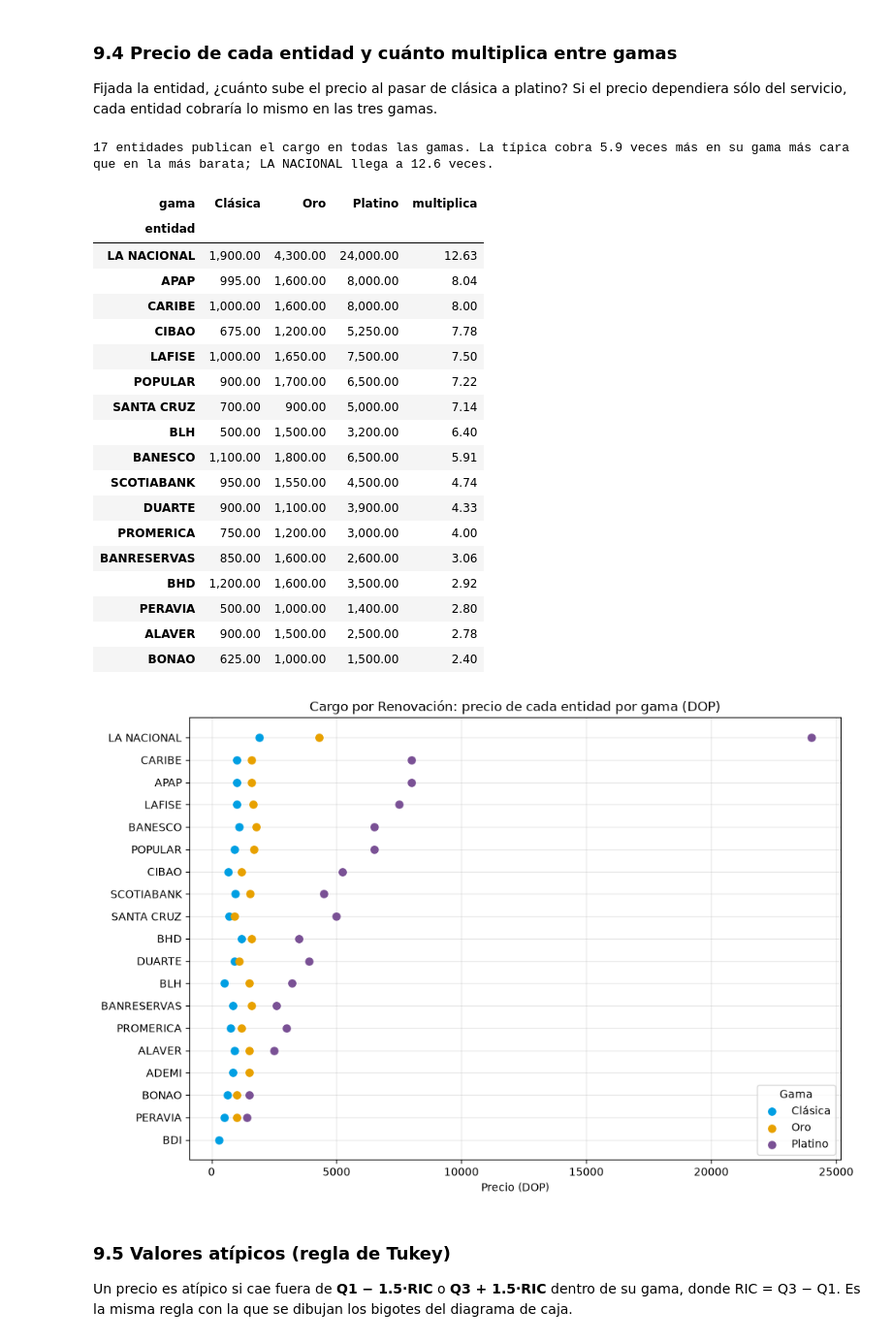
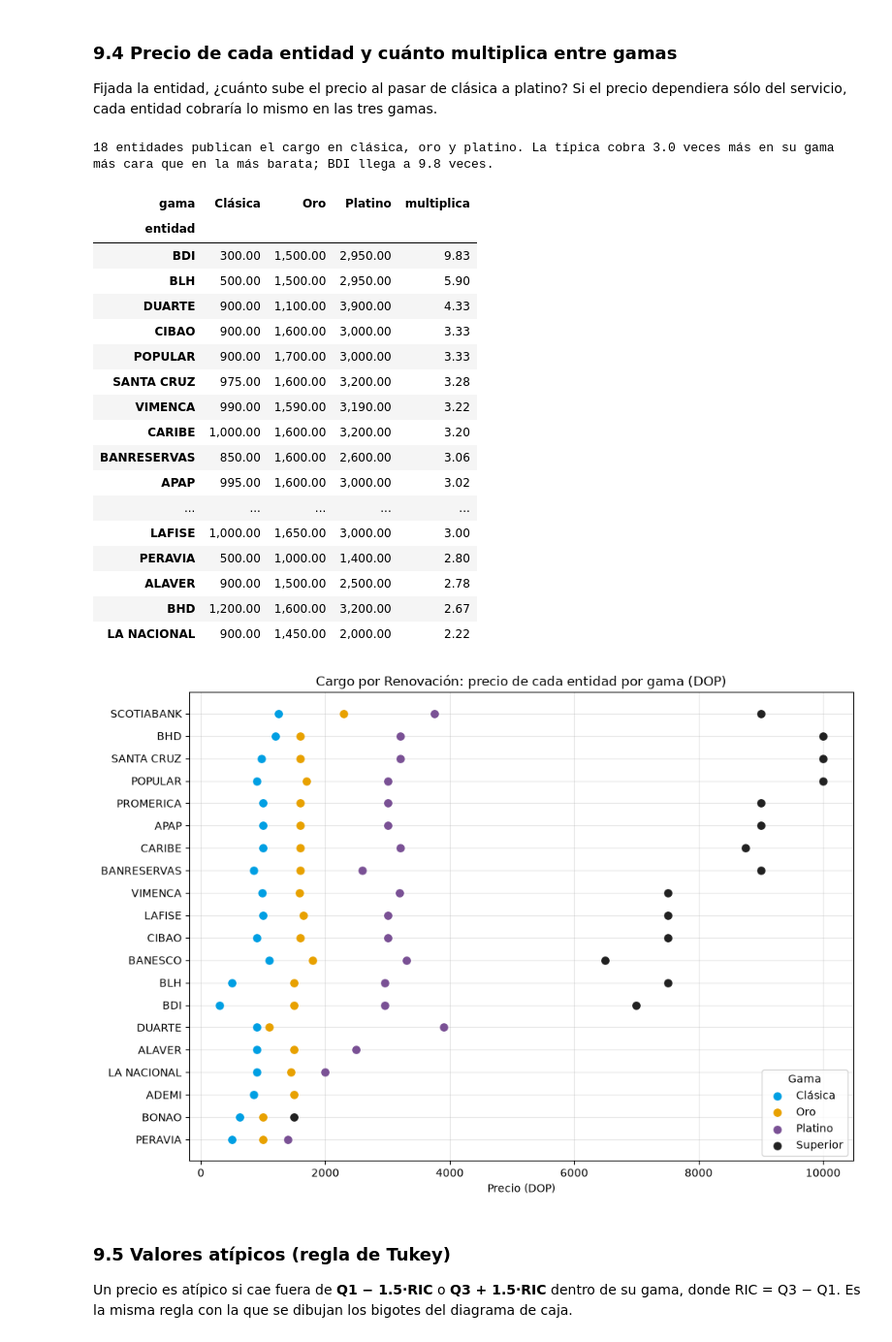
Before and after one commit to esramirez2404-coder/estudio-precios-tarjetas, a Jupyter notebook: notebooks/estudio_precios_tarjetas.ipynb, the cells around one changed output. Shown at 97% size. Cells and saved outputs as stored; diff of their text form; code cells hidden in the pictures.

```diff
--- a/notebooks/estudio_precios_tarjetas.ipynb
+++ b/notebooks/estudio_precios_tarjetas.ipynb
@@ -229,7 +268,10 @@ def ultimo_periodo(meses_atras: int = 15) -> tuple[str, pd.DataFrame]:
     raise RuntimeError(f"Ningún mes con datos en los últimos {meses_atras} meses")
 
 
-ultimo, sondeo = ultimo_periodo()
+if EN_VIVO:
+    ultimo, sondeo = ultimo_periodo()
+else:
+    ultimo, sondeo = GUARDADO["ultimo"], pd.DataFrame(GUARDADO["sondeo"])
 display(sondeo)
 PERIODO = PERIODO or ultimo
 print("Último mes publicado:", ultimo, "| Período que se analiza:", PERIODO)
@@ -454,21 +526,46 @@ GAMAS = {
     "TARJETA DE CREDITO PERSONAL ORO/GOLD": "Oro",
     "TARJETA DE CREDITO PERSONAL PLATINO/PLATINUM (O SUPERIOR)": "Platino",
 }
-ORDEN_GAMAS = ["Clásica", "Oro", "Platino"]
+ORDEN_GAMAS = ["Clásica", "Oro", "Platino", "Superior"]
+GAMAS_ESCALERA = ["Clásica", "Oro", "Platino"]   # las que se siguen dentro de cada entidad
+PATRON_SUPERIOR = r"INFINI|INFINT|BLACK|SIGNATURE|ELITE|INSIGNIA|PRESTIGE|PRIVILIGE|ONYX"
+CLAVES_PRODUCTO = ["periodo", "entidad", "nombreProducto", "marca", "gama", "concepto", "periodicidad", "unidadValor"]
 CODIGOS = {
     "BANCOS MÚLTIPLES": "BM",
     "ASOCIACIONES DE AHORROS Y PRÉSTAMOS": "AAyP",
     "BANCOS DE AHORRO Y CRÉDITO": "BAyC",
 }
 
-embudo = [("Tarifario descargado (filas únicas)", len(tarifario)), ("Con precio único y positivo", len(precios))]
+embudo = [("Tarifario descargado (filas únicas)", len(tarifario)), ("Con precio positivo", len(precios))]
 filtrado = precios
 if TIPOS_ENTIDAD:
     filtrado = filtrado[filtrado["tipoEntidad"].map(CODIGOS).isin(TIPOS_ENTIDAD)]
     embudo.append((f"Tipo de entidad: {', '.join(TIPOS_ENTIDAD)}", len(filtrado)))
 filtrado = filtrado[filtrado["moneda"] == MONEDA]
 embudo.append((f"Moneda: {MONEDA}", len(filtrado)))
-personales = filtrado[filtrado["tipoTarjeta"].isin(GAMAS)].assign(gama=lambda d: d["tipoTarjeta"].map(GAMAS))
-embudo.append(("Tarjetas personales clásica, oro y platino", len(personales)))
+personales = filtrado[
+    filtrado["tipoTarjeta"].isin(GAMAS) & (filtrado["concepto"] != "Cargo por Emisión de Adicional")
+].reset_index(drop=True)
+gama = personales["tipoTarjeta"].map(GAMAS)
+es_superior = (gama == "Platino") & personales["nombreProducto"].astype(str).str.contains(PATRON_SUPERIOR, case=False)
+personales = personales.assign(gama=gama.mask(es_superior, "Superior"))
+embudo.append(("Tarjetas personales", len(personales)))
+personales = personales.loc[personales.groupby(CLAVES_PRODUCTO, dropna=False)["valor"].idxmax()].reset_index(drop=True)
+embudo.append(("Un precio por producto: tarjeta principal", len(personales)))
+
+
+# Antes de julio de 2026 trae el total de 4 años; platino, además, otra vez por 4.
+def anualizar_la_nacional(marco: pd.DataFrame) -> pd.DataFrame:
+    afectadas = (
+        (marco["entidad"] == "LA NACIONAL")
+        & marco["concepto"].isin(["Cargo por Renovación", "Cargo por Emisión de Principal"])
+        & (marco["unidadValor"] == "DOP")
+        & (marco["periodo"].astype(str).str[:7] < "2026-07")
+    )
+    divisor = (marco["gama"] == "Platino").map({True: 16, False: 4})
+    return marco.assign(valor=marco["valor"].where(~afectadas, marco["valor"] / divisor))
+
+
+personales = anualizar_la_nacional(personales)
 print(f"{len(personales):,} registros de {personales['entidad'].nunique()} entidades")
 # %% [output]
@@ -614,44 +713,44 @@ dependiera sólo del servicio, cada entidad cobraría lo mismo en las tres gamas
 # %%
 ancho = por_entidad.pivot_table(index="entidad", columns="gama", values="valor")[gamas]
 ancho = ancho.loc[ancho.mean(axis=1).sort_values().index]
 
-escalera = ancho.dropna().assign(multiplica=lambda d: d.max(axis=1) / d.min(axis=1))
+base = [g for g in GAMAS_ESCALERA if g in ancho.columns]   # muchas entidades no tienen Superior
+escalera = ancho[base].dropna().assign(multiplica=lambda d: d.max(axis=1) / d.min(axis=1))
 escalera = escalera.sort_values("multiplica", ascending=False)
-print(f"{len(escalera)} entidades publican el cargo en todas las gamas. La típica cobra "
+print(f"{len(escalera)} entidades publican el cargo en clásica, oro y platino. La típica cobra "
       f"{escalera['multiplica'].median():.1f} veces más en su gama más cara que en la más barata; "
       f"{escalera.index[0]} llega a {escalera['multiplica'].iloc[0]:.1f} veces.")
 display(escalera)
 
 fig, ax = plt.subplots(figsize=(10, max(4, 0.35 * len(ancho))))
-for gama, color in zip(gamas, ["#009FE3", "#E8A100", "#7A5195"]):
+for gama, color in zip(gamas, ["#009FE3", "#E8A100", "#7A5195", "#222222"]):
     ax.scatter(ancho[gama], ancho.index, label=gama, color=color, s=45, zorder=3)
 ax.set_title(f"{CARGO}: precio de cada entidad por gama ({UNIDAD})")
 ax.set_xlabel(f"Precio ({UNIDAD})")
 ax.legend(title="Gama")
 plt.tight_layout()
 plt.show()
 # %% [output]
-17 entidades publican el cargo en todas las gamas. La típica cobra 5.9 veces más en su gama más cara que en la más barata; LA NACIONAL llega a 12.6 veces.
+18 entidades publican el cargo en clásica, oro y platino. La típica cobra 3.0 veces más en su gama más cara que en la más barata; BDI llega a 9.8 veces.
 | gama | Clásica | Oro | Platino | multiplica |
 | entidad |  |  |  |  |
-| LA NACIONAL | 1,900.00 | 4,300.00 | 24,000.00 | 12.63 |
-| APAP | 995.00 | 1,600.00 | 8,000.00 | 8.04 |
-| CARIBE | 1,000.00 | 1,600.00 | 8,000.00 | 8.00 |
-| CIBAO | 675.00 | 1,200.00 | 5,250.00 | 7.78 |
-| LAFISE | 1,000.00 | 1,650.00 | 7,500.00 | 7.50 |
-| POPULAR | 900.00 | 1,700.00 | 6,500.00 | 7.22 |
-| SANTA CRUZ | 700.00 | 900.00 | 5,000.00 | 7.14 |
-| BLH | 500.00 | 1,500.00 | 3,200.00 | 6.40 |
-| BANESCO | 1,100.00 | 1,800.00 | 6,500.00 | 5.91 |
-| SCOTIABANK | 950.00 | 1,550.00 | 4,500.00 | 4.74 |
+| BDI | 300.00 | 1,500.00 | 2,950.00 | 9.83 |
+| BLH | 500.00 | 1,500.00 | 2,950.00 | 5.90 |
 | DUARTE | 900.00 | 1,100.00 | 3,900.00 | 4.33 |
-| PROMERICA | 750.00 | 1,200.00 | 3,000.00 | 4.00 |
+| CIBAO | 900.00 | 1,600.00 | 3,000.00 | 3.33 |
+| POPULAR | 900.00 | 1,700.00 | 3,000.00 | 3.33 |
+| SANTA CRUZ | 975.00 | 1,600.00 | 3,200.00 | 3.28 |
+| VIMENCA | 990.00 | 1,590.00 | 3,190.00 | 3.22 |
+| CARIBE | 1,000.00 | 1,600.00 | 3,200.00 | 3.20 |
 | BANRESERVAS | 850.00 | 1,600.00 | 2,600.00 | 3.06 |
-| BHD | 1,200.00 | 1,600.00 | 3,500.00 | 2.92 |
+| APAP | 995.00 | 1,600.00 | 3,000.00 | 3.02 |
+| ... | ... | ... | ... | ... |
+| LAFISE | 1,000.00 | 1,650.00 | 3,000.00 | 3.00 |
 | PERAVIA | 500.00 | 1,000.00 | 1,400.00 | 2.80 |
 | ALAVER | 900.00 | 1,500.00 | 2,500.00 | 2.78 |
-| BONAO | 625.00 | 1,000.00 | 1,500.00 | 2.40 |
+| BHD | 1,200.00 | 1,600.00 | 3,200.00 | 2.67 |
+| LA NACIONAL | 900.00 | 1,450.00 | 2,000.00 | 2.22 |
-[figure, old version]
+[figure, new version]
 # %% [markdown]
 ### 9.5 Valores atípicos (regla de Tukey)
 
```
Also changed, not shown: parts of 31 cells of this notebook, 22 other files.
